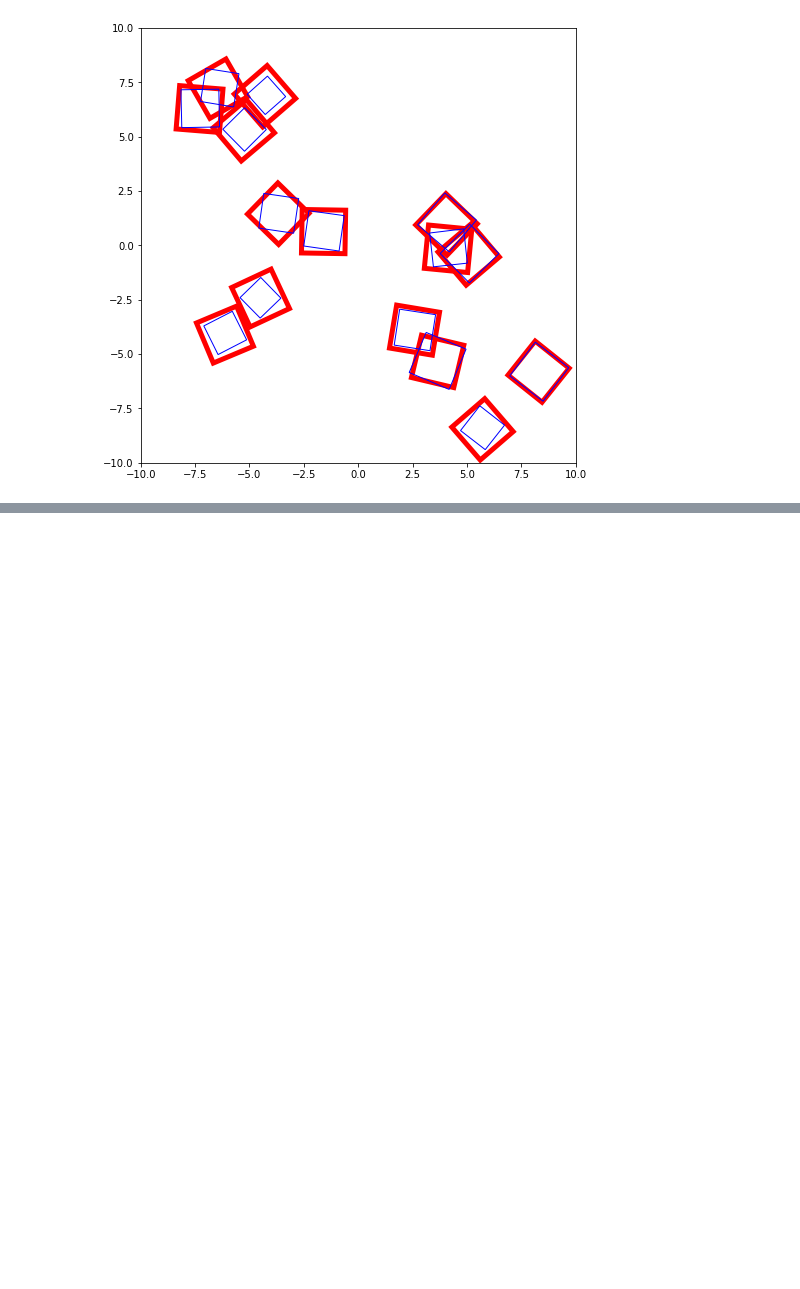
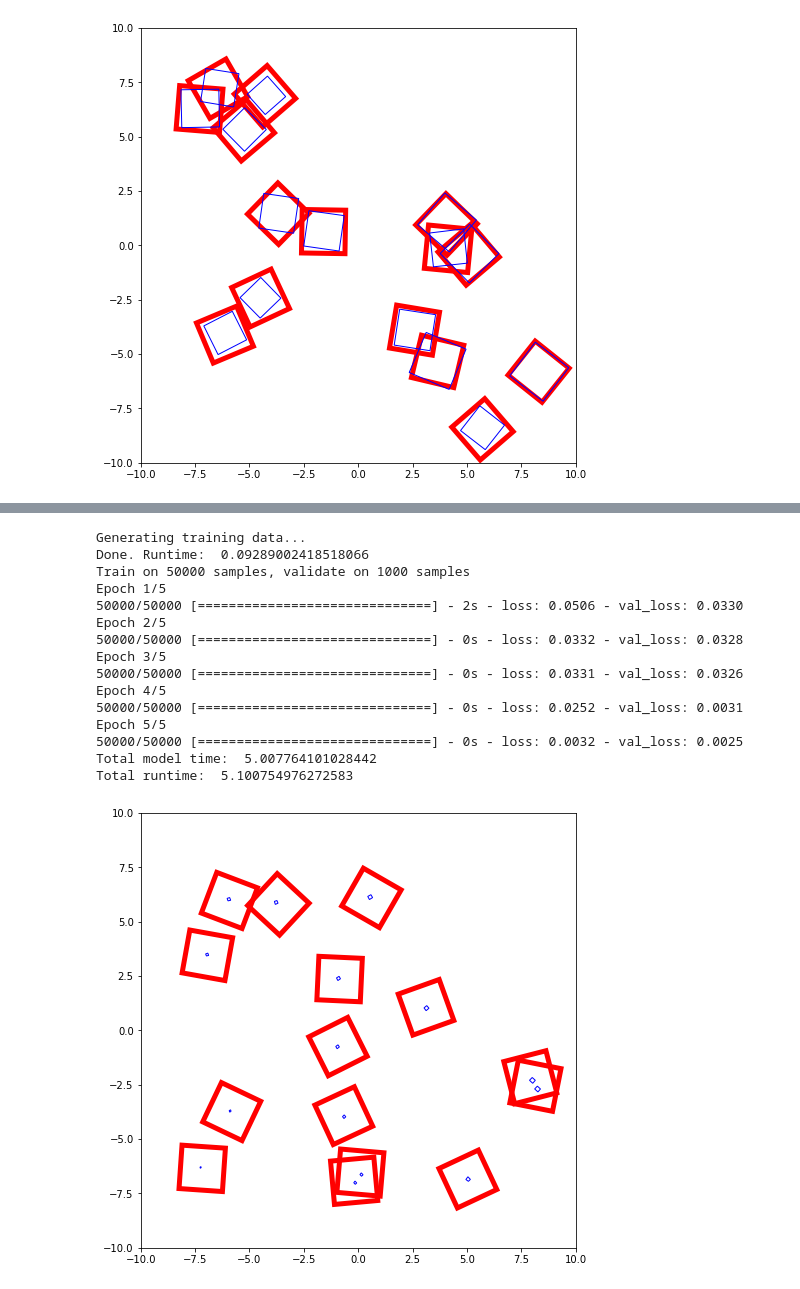
Before and after one commit to lawsonfulton/research-experiments, a Jupyter notebook: box-auto-enc/experiment book.ipynb, the cells around one changed output, grey strips where cells are left out. Saved outputs shown, nothing was run; the diff lists cells and outputs as text; code cells hidden in the pictures; blank space fills up the shorter version.

Commit message:
Just a checkpoint, added explore model, animation code

```diff
--- a/box-auto-enc/experiment book.ipynb
+++ b/box-auto-enc/experiment book.ipynb
@@ -885,0 +892,19 @@ Epoch 4/5
+# %%
+main()
+# %% [output]
+Generating training data...
+Done. Runtime:  0.09289002418518066
+Train on 50000 samples, validate on 1000 samples
+Epoch 1/5
+50000/50000 [==============================] - 2s - loss: 0.0506 - val_loss: 0.0330
+Epoch 2/5
+50000/50000 [==============================] - 0s - loss: 0.0332 - val_loss: 0.0328
+Epoch 3/5
+50000/50000 [==============================] - 0s - loss: 0.0331 - val_loss: 0.0326
+Epoch 4/5
+50000/50000 [==============================] - 0s - loss: 0.0252 - val_loss: 0.0031
+Epoch 5/5
+50000/50000 [==============================] - 0s - loss: 0.0032 - val_loss: 0.0025
+Total model time:  5.007764101028442
+Total runtime:  5.100754976272583
+[figure, added]
```
Also changed, not shown: parts of 33 cells of this notebook, 11 other files.
